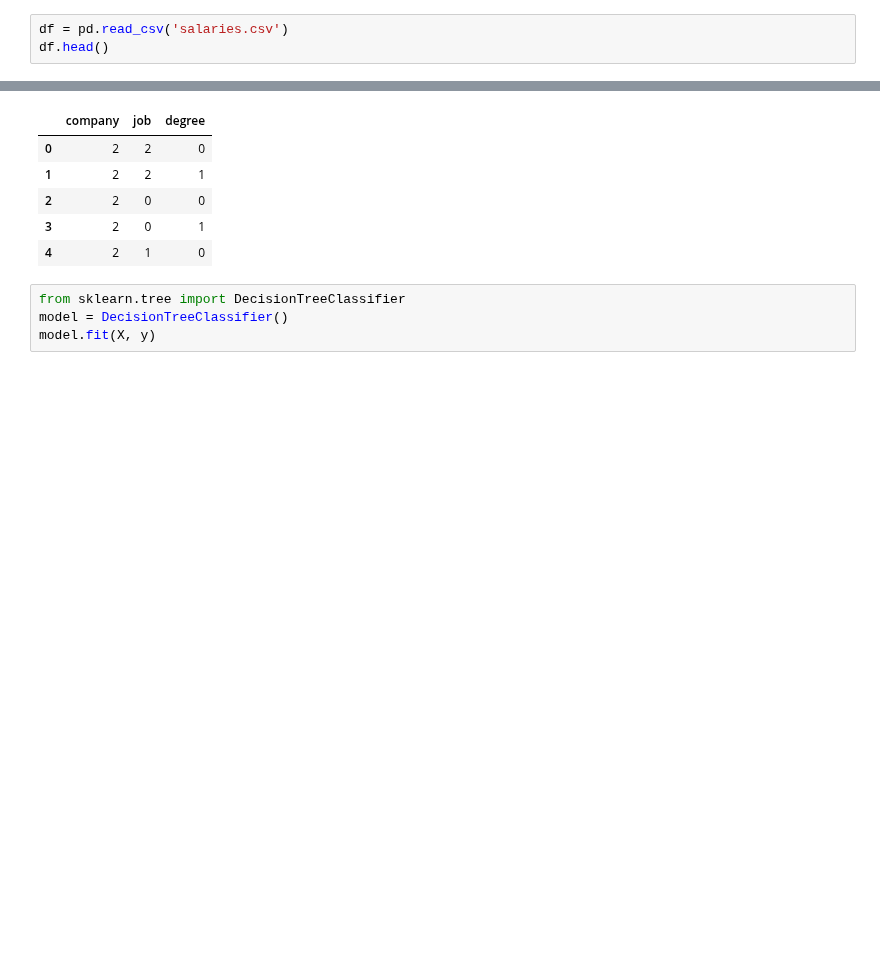
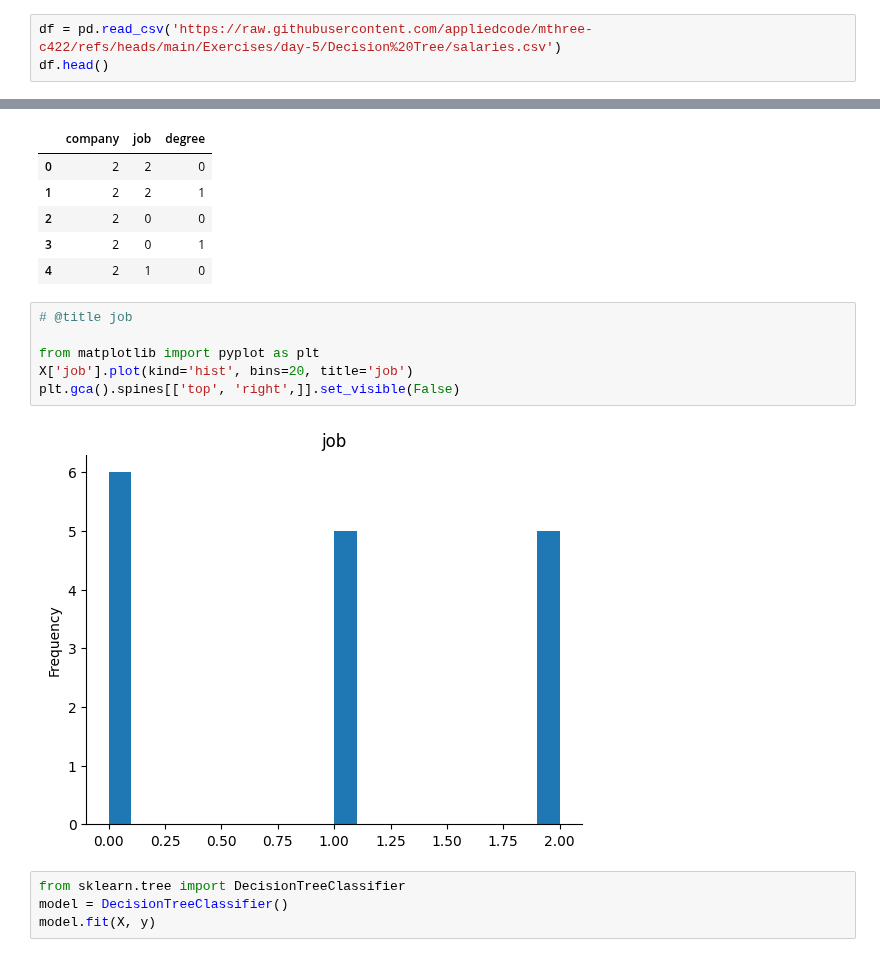
Before and after one commit to appliedcode/mthree-c422, a Jupyter notebook: Exercises/day-5/Decision Tree/Decision Tree.ipynb, the cells around one changed output, grey strips where cells are left out. Drawn from its saved outputs; the diff is of its cells as text; blank space fills up the shorter version.

```diff
--- a/Exercises/day-5/Decision Tree/Decision Tree.ipynb
+++ b/Exercises/day-5/Decision Tree/Decision Tree.ipynb
@@ -1,7 +1,7 @@
 # %%
 import pandas as pd
 # %%
-df = pd.read_csv('salaries.csv')
+df = pd.read_csv('https://raw.githubusercontent.com/appliedcode/mthree-c422/refs/heads/main/Exercises/day-5/Decision%20Tree/salaries.csv')
 df.head()
 # %% [output]
 |  | company | job | degree | salary_more_then_100k |
@@ -36,6 +36,14 @@ X.head()
 | 2 | 2 | 0 | 0 |
 | 3 | 2 | 0 | 1 |
 | 4 | 2 | 1 | 0 |
+# %%
+# @title job
+
+from matplotlib import pyplot as plt
+X['job'].plot(kind='hist', bins=20, title='job')
+plt.gca().spines[['top', 'right',]].set_visible(False)
+# %% [output]
+[figure, added]
 # %%
 from sklearn.tree import DecisionTreeClassifier
 model = DecisionTreeClassifier()
```
Also changed, not shown: parts of 1 cell of this notebook.
